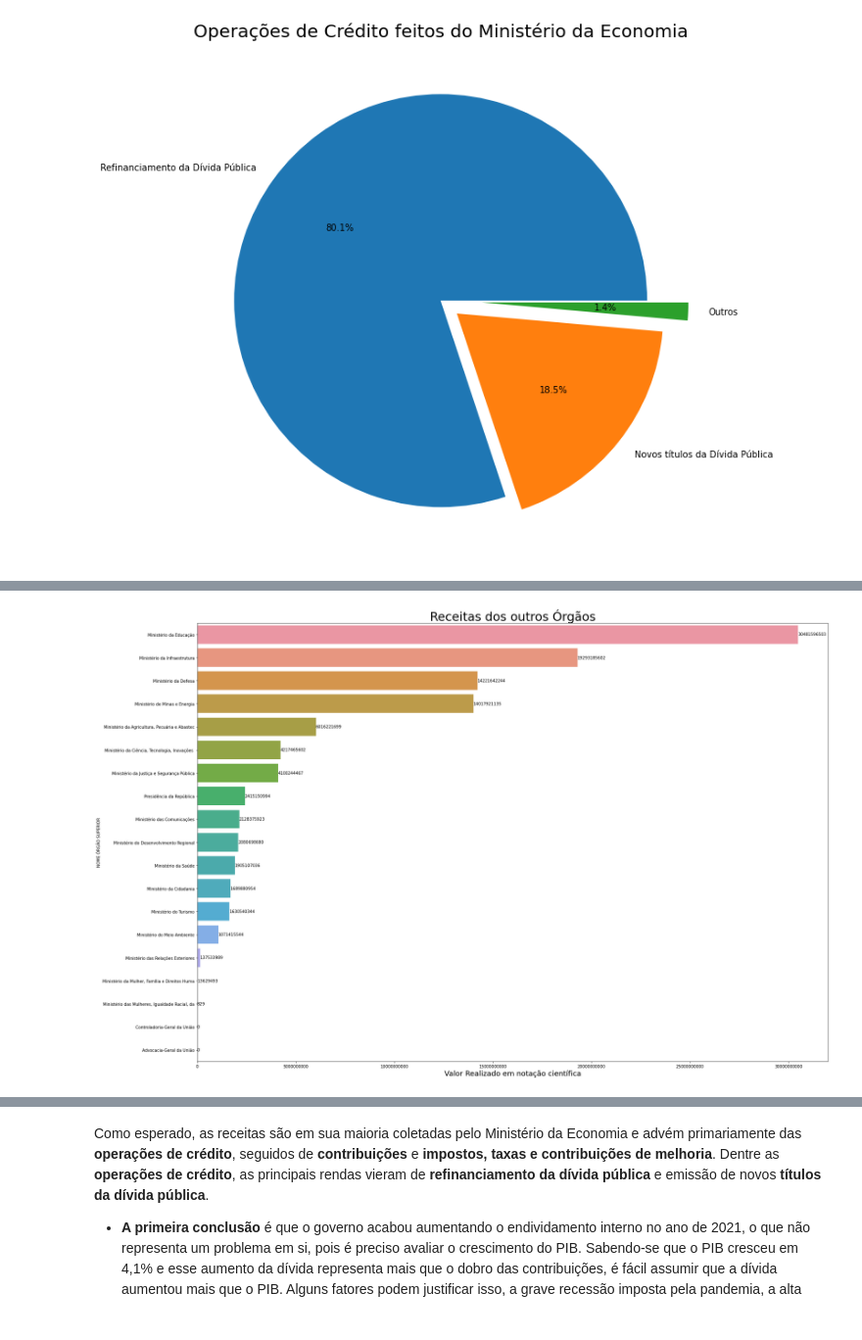
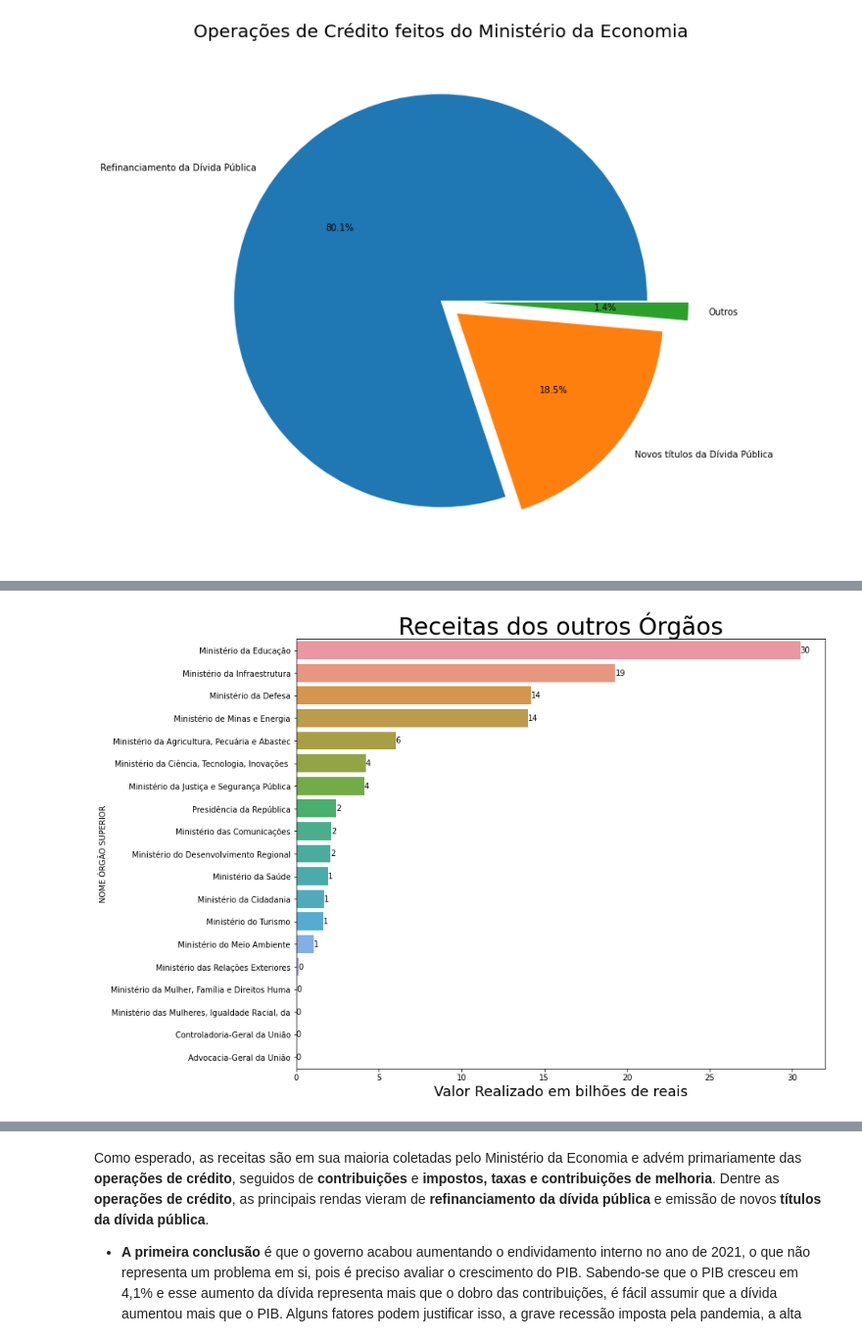
Before and after one commit to lalianza/portfolio, a Jupyter notebook: visualiza-o-receita-governo-2021.ipynb, the cells around one changed output, grey strips where cells are left out. Shown: that part at 98% size. Drawn from its saved outputs; the diff is of its cells as text; code cells hidden in the pictures.

```diff
--- a/visualiza-o-receita-governo-2021.ipynb
+++ b/visualiza-o-receita-governo-2021.ipynb
@@ -282,3 +289,6 @@ eixo.set_title('Operações de Crédito feitos do Ministério da Economia', font
 # %% [output]
 Text(0.5, 1.0, 'Operações de Crédito feitos do Ministério da Economia')
 [figure]
+# %%
+total_gastos_sem_eco['VALOR REALIZADO'] = total_gastos_sem_eco['VALOR REALIZADO']/1000000000
+total_gastos_sem_eco
@@ -285,14 +314,14 @@ Text(0.5, 1.0, 'Operações de Crédito feitos do Ministério da Economia')
 # %%
-fig = plt.figure(figsize=(28,20))
+fig = plt.figure(figsize=(12,10))
 
 ax = sns.barplot(data = total_gastos_sem_eco, x='VALOR REALIZADO',
                  y=total_gastos_sem_eco.index)
 ax.set_title('Receitas dos outros Órgãos', fontsize=30)
-ax.set_xlabel('Valor Realizado em notação científica',fontsize=18)
+ax.set_xlabel('Valor Realizado em bilhões de reais',fontsize=18)
 ax.bar_label(ax.containers[0], fmt='%d', padding=0)
 ax.ticklabel_format(style='plain', axis='x')
 # %% [output]
-[figure, old version]
+[figure, new version]
 # %%
 dados_sem_eco = dados_21[dados_21['NOME ÓRGÃO SUPERIOR'] != 'Ministério da Economia']
 dados_por_origem = dados_sem_eco.groupby(['ORIGEM RECEITA'])
```
Also changed, not shown: parts of 10 cells of this notebook.
